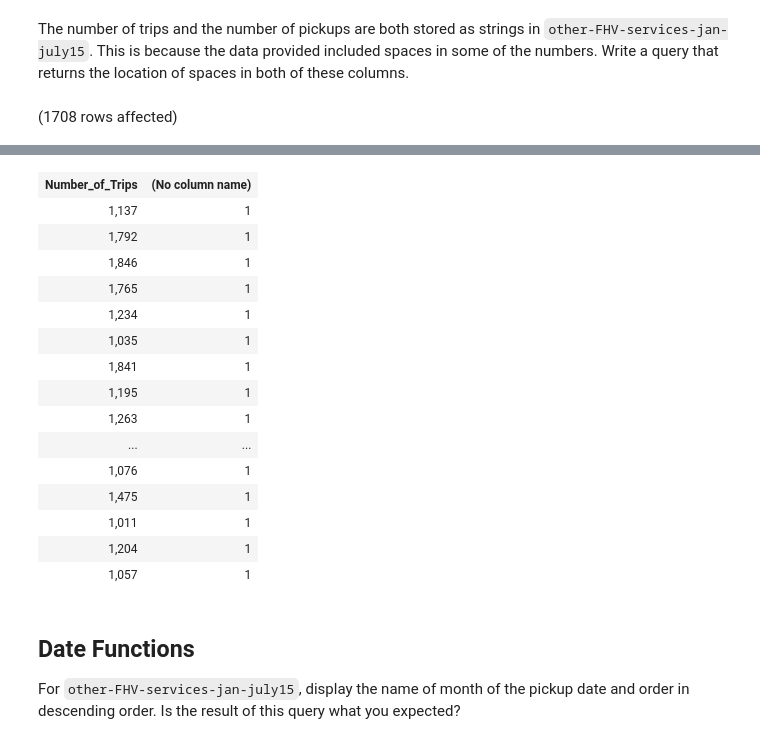
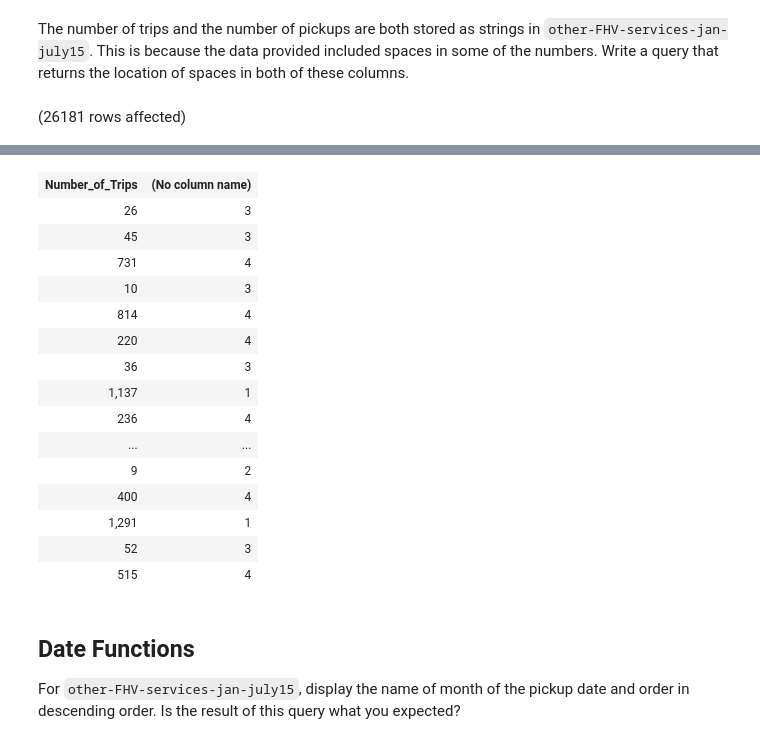
Before and after one commit to johannacf/sql-part2-exercises, a Jupyter notebook: sql-part2.ipynb, the cells around one changed output, grey strips where cells are left out. Drawn from its saved outputs; the diff is of its cells as text; code cells hidden in the pictures.

```diff
--- a/sql-part2.ipynb
+++ b/sql-part2.ipynb
@@ -32,8 +32,7 @@ Total execution time: 00:00:00.198
 # %% [markdown]
 The number of trips and the number of pickups are both stored as strings in `other-FHV-services-jan-july15`. This is because the data provided included spaces in some of the numbers. Write a query that returns the location of spaces in both of these columns.
 # %%
-SELECT Number_of_Trips, PATINDEX(' %', Number_of_Trips)
+SELECT Number_of_Trips, CHARINDEX(' ', Number_of_Trips)
 FROM RideShareDB.dbo.other_FHV_services_jan_aug_2015
-WHERE Number_of_Trips LIKE ' %'
 # %% [output]
-(1708 rows affected)
+(26181 rows affected)
@@ -41,19 +41,19 @@ Total execution time: 00:00:00.079
 | Number_of_Trips | (No column name) |
+| 26 | 3 |
+| 45 | 3 |
+| 731 | 4 |
+| 10 | 3 |
+| 814 | 4 |
+| 220 | 4 |
+| 36 | 3 |
 | 1,137 | 1 |
-| 1,792 | 1 |
-| 1,846 | 1 |
-| 1,765 | 1 |
-| 1,234 | 1 |
-| 1,035 | 1 |
-| 1,841 | 1 |
-| 1,195 | 1 |
-| 1,263 | 1 |
+| 236 | 4 |
 | ... | ... |
-| 1,076 | 1 |
-| 1,475 | 1 |
-| 1,011 | 1 |
-| 1,204 | 1 |
-| 1,057 | 1 |
+| 9 | 2 |
+| 400 | 4 |
+| 1,291 | 1 |
+| 52 | 3 |
+| 515 | 4 |
 # %% [markdown]
 ## Date Functions
 
```
Also changed, not shown: parts of 3 cells of this notebook.
